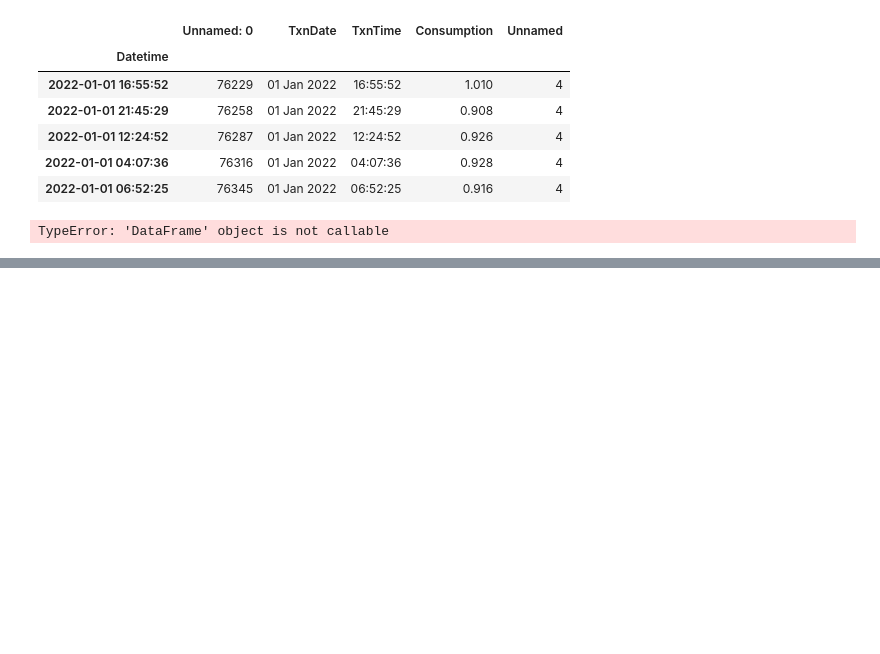
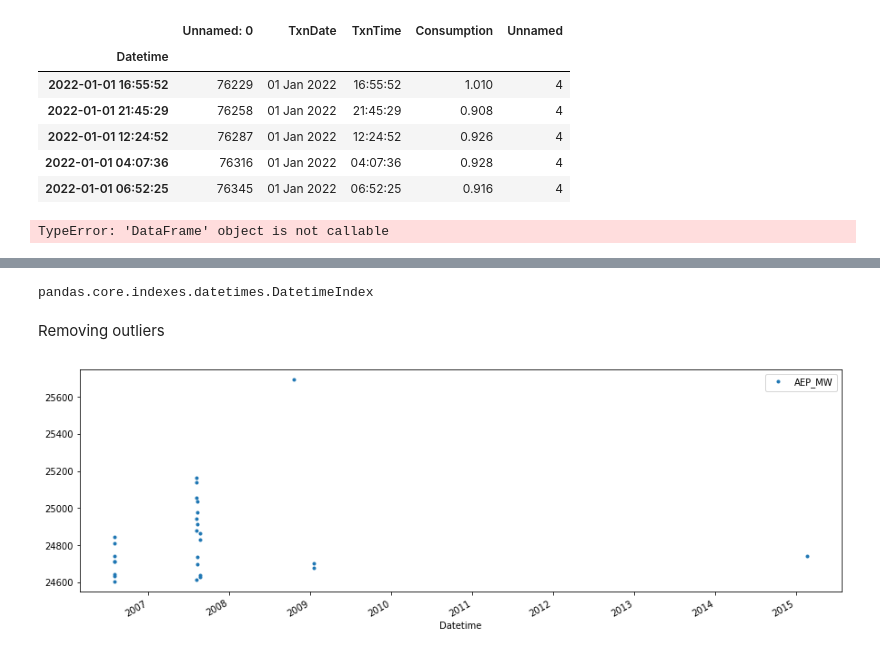
Before and after one commit to imeshGu/SmartLectureRoom, a Jupyter notebook: TimeSeries/ProcessingModel.ipynb, the cells around one changed output, grey strips where cells are left out. Saved outputs shown, nothing was run; the diff lists cells and outputs as text; code cells hidden in the pictures; blank space fills up the shorter version.

```diff
--- a/TimeSeries/ProcessingModel.ipynb
+++ b/TimeSeries/ProcessingModel.ipynb
@@ -170,0 +243,11 @@ int
+# %%
+type(df.index)
+# %% [output]
+pandas.core.indexes.datetimes.DatetimeIndex
+# %% [markdown]
+Removing outliers
+# %%
+df.query('AEP_MW > 24600').plot(x='Datetime',y='AEP_MW',figsize=(15,5),style='.')
+plt.show()
+# %% [output]
+[figure, added]
```
Also changed, not shown: parts of 36 cells of this notebook, 2 other files.
